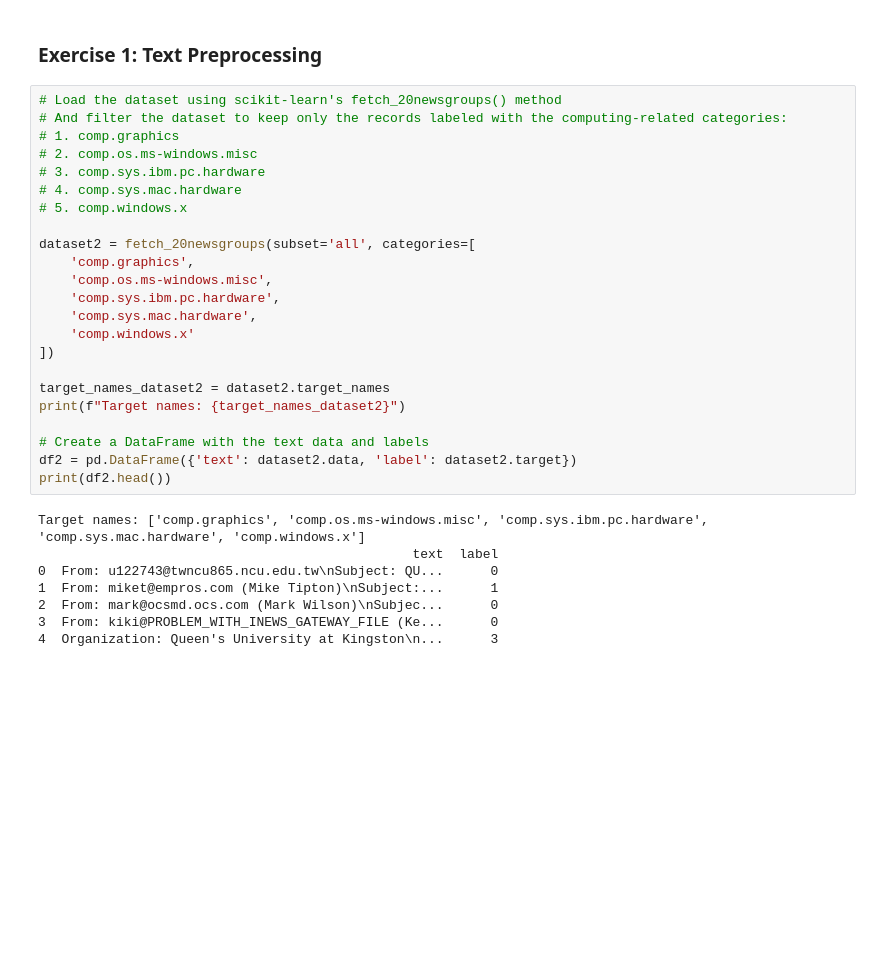
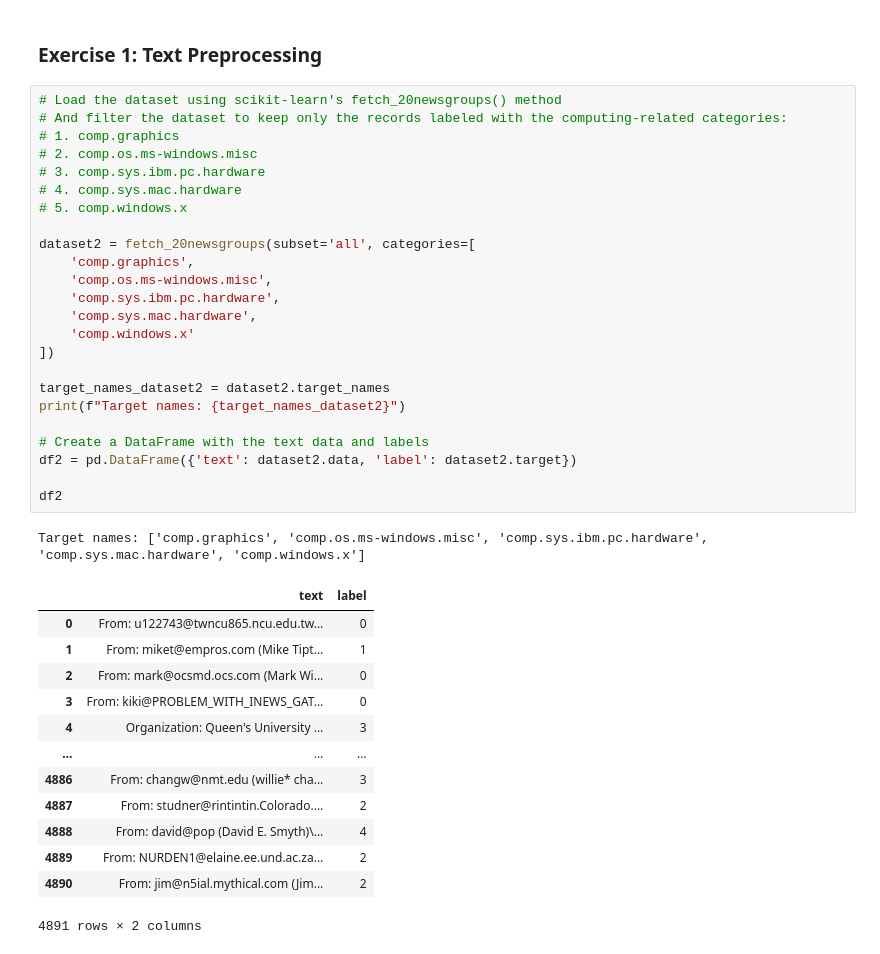
Before and after one commit to 0zzone/machine-learning-efrei-s8, a Jupyter notebook: lab2.ipynb, the cells around one changed output. Cells and saved outputs as stored; diff of their text form; blank space fills up the shorter version.

```diff
--- a/lab2.ipynb
+++ b/lab2.ipynb
@@ -276,34 +280,42 @@ Name: PC2, dtype: float64
 # %%
 # Load the dataset using scikit-learn's fetch_20newsgroups() method
 # And filter the dataset to keep only the records labeled with the computing-related categories:
 # 1. comp.graphics
 # 2. comp.os.ms-windows.misc
 # 3. comp.sys.ibm.pc.hardware
 # 4. comp.sys.mac.hardware
 # 5. comp.windows.x
 
 dataset2 = fetch_20newsgroups(subset='all', categories=[
     'comp.graphics',
     'comp.os.ms-windows.misc',
     'comp.sys.ibm.pc.hardware',
     'comp.sys.mac.hardware',
     'comp.windows.x'
 ])
 
 target_names_dataset2 = dataset2.target_names
 print(f"Target names: {target_names_dataset2}")
 
 # Create a DataFrame with the text data and labels
 df2 = pd.DataFrame({'text': dataset2.data, 'label': dataset2.target})
-print(df2.head())
+
+df2
 # %% [output]
 Target names: ['comp.graphics', 'comp.os.ms-windows.misc', 'comp.sys.ibm.pc.hardware', 'comp.sys.mac.hardware', 'comp.windows.x']
-                                                text  label
-0  From: u122743@twncu865.ncu.edu.tw\nSubject: QU...      0
-1  From: miket@empros.com (Mike Tipton)\nSubject:...      1
-2  From: mark@ocsmd.ocs.com (Mark Wilson)\nSubjec...      0
-3  From: kiki@PROBLEM_WITH_INEWS_GATEWAY_FILE (Ke...      0
-4  Organization: Queen's University at Kingston\n...      3
+|  | text | label |
+| 0 | From: u122743@twncu865.ncu.edu.tw... | 0 |
+| 1 | From: miket@empros.com (Mike Tipt... | 1 |
+| 2 | From: mark@ocsmd.ocs.com (Mark Wi... | 0 |
+| 3 | From: kiki@PROBLEM_WITH_INEWS_GAT... | 0 |
+| 4 | Organization: Queen's University ... | 3 |
+| ... | ... | ... |
+| 4886 | From: changw@nmt.edu (willie* cha... | 3 |
+| 4887 | From: studner@rintintin.Colorado.... | 2 |
+| 4888 | From: david@pop (David E. Smyth)\... | 4 |
+| 4889 | From: NURDEN1@elaine.ee.und.ac.za... | 2 |
+| 4890 | From: jim@n5ial.mythical.com (Jim... | 2 |
+4891 rows × 2 columns
 # %%
 # Preprocess the text:
 # o Convert the text to lowercase.
```
Also changed, not shown: parts of 19 cells of this notebook.
